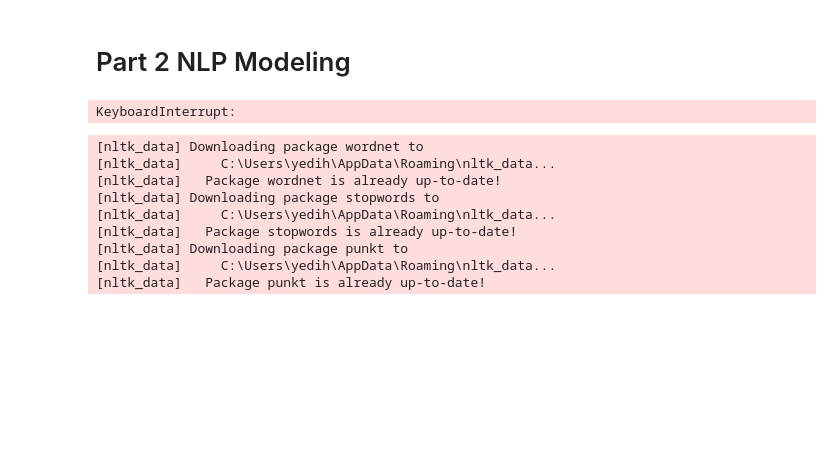
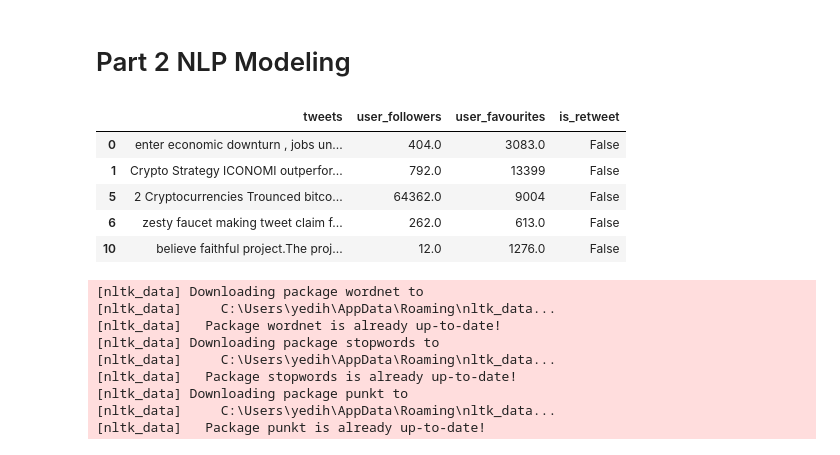
Before and after one commit to PotatoBearP/MLP_GP, a Jupyter notebook: G033_MLP.ipynb, the cells around one changed output. Cells and saved outputs as stored; diff of their text form; code cells hidden in the pictures; blank space fills up the shorter version.

```diff
--- a/G033_MLP.ipynb
+++ b/G033_MLP.ipynb
@@ -321,15 +324,20 @@ plt.show()
 # %%
 from textblob import TextBlob
 
 df = df_clean.copy()
 # remove missing tag
 df.dropna(subset=['hashtags'], inplace=True)
-df = df[['text']]
-df.columns = ['tweets']
+df = df[['text','user_followers','user_favourites','is_retweet']]
+df = df.rename(columns = {'text':'tweets'})
 # keeps textual features
 df.head()
 # %% [output]
-KeyboardInterrupt:
+|  | tweets | user_followers | user_favourites | is_retweet |
+| 0 | enter economic downturn , jobs un... | 404.0 | 3083.0 | False |
+| 1 | Crypto Strategy ICONOMI outperfor... | 792.0 | 13399 | False |
+| 5 | 2 Cryptocurrencies Trounced bitco... | 64362.0 | 9004 | False |
+| 6 | zesty faucet making tweet claim f... | 262.0 | 613.0 | False |
+| 10 | believe faithful project.The proj... | 12.0 | 1276.0 | False |
 # %%
 import nltk
 from nltk.stem.wordnet import WordNetLemmatizer
```
Also changed, not shown: parts of 27 cells of this notebook.
